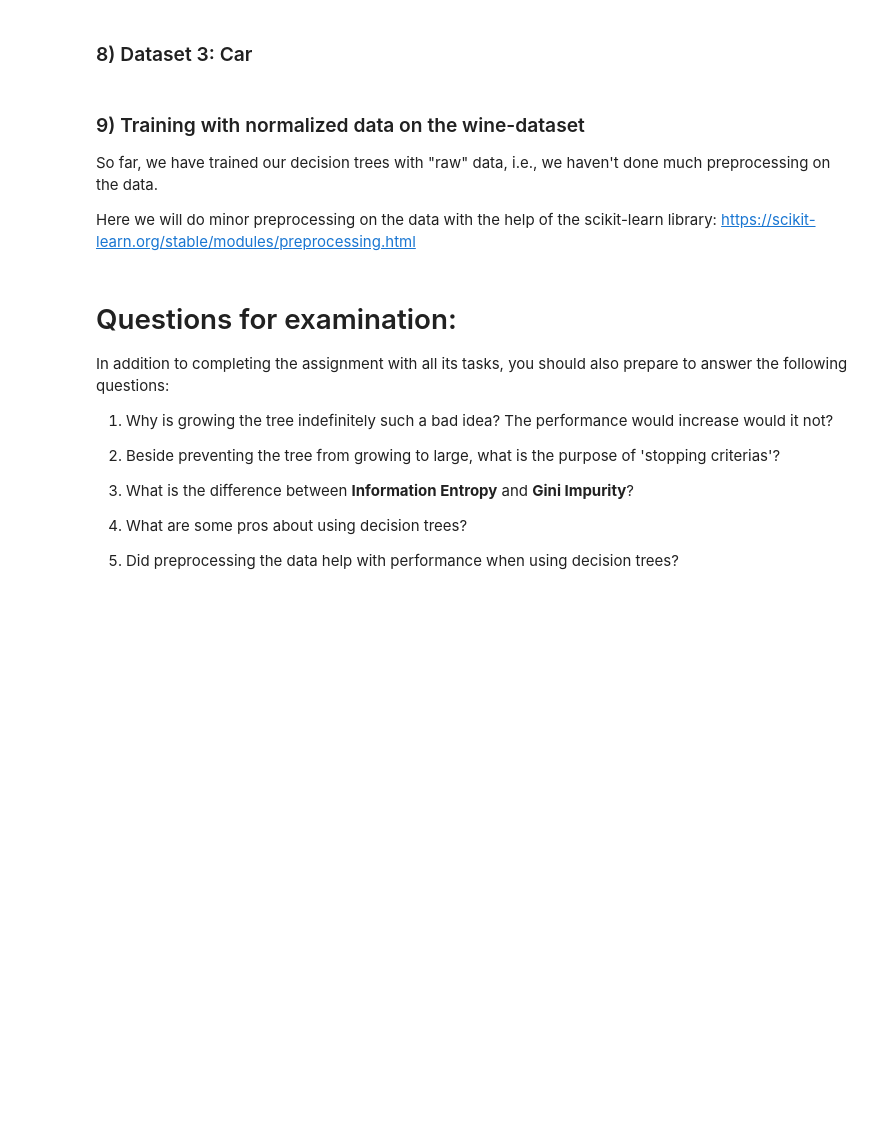
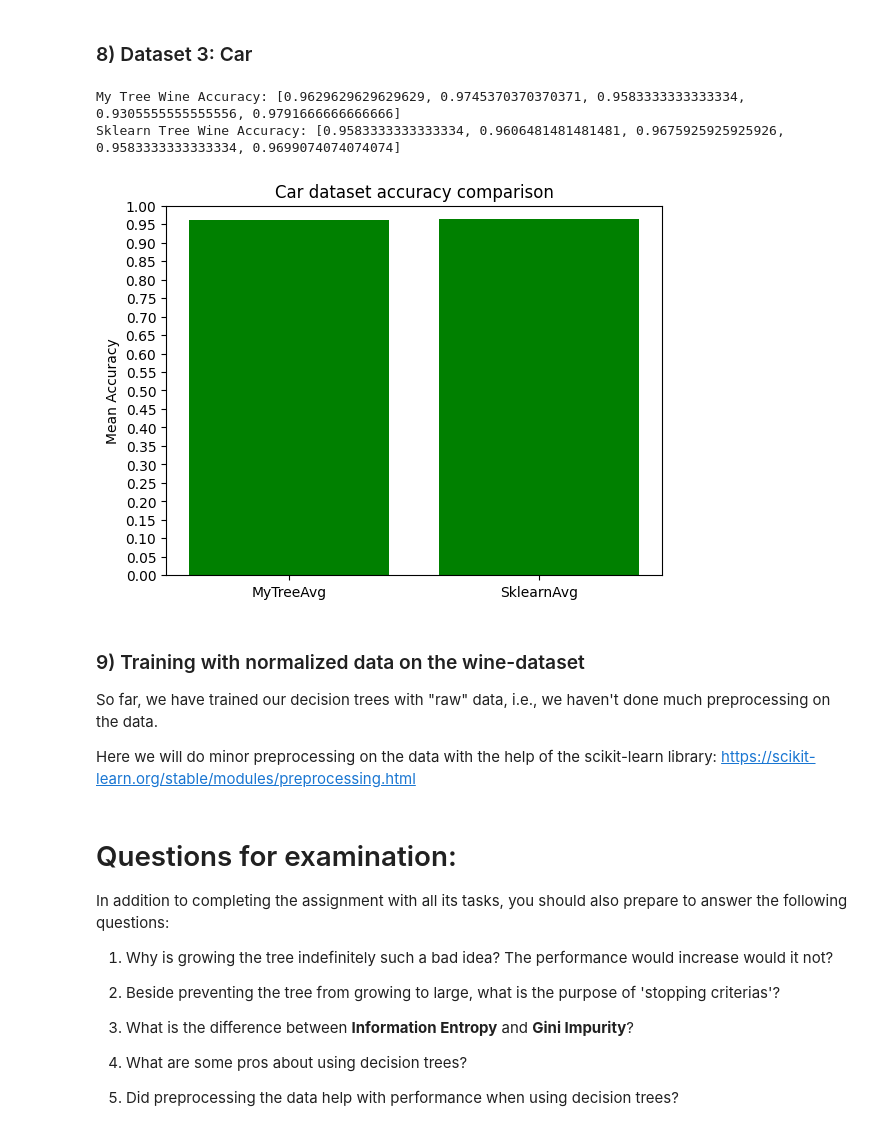
Before and after one commit to JoelScarinius/Decision_Tree_Induction, a Jupyter notebook: ML-Assignment_2_Joel_Scarinius_Stavmo.ipynb, the cells around one changed output. Cells and saved outputs as stored; diff of their text form; code cells hidden in the pictures; blank space fills up the shorter version.

```diff
--- a/ML-Assignment_2_Joel_Scarinius_Stavmo.ipynb
+++ b/ML-Assignment_2_Joel_Scarinius_Stavmo.ipynb
@@ -341,21 +420,74 @@ data_heart = pd.read_csv("heart.csv").to_numpy()
 # %% [markdown]
 ### 8) Dataset 3: Car
 # %%
-data_car = pd.read_csv("car.csv").to_numpy()
+data_wine = pd.read_csv("car.csv").to_numpy()
+
+accuracies_my_tree = []
+accuracies_sklearn_tree = []
 
 # TODO: Set up the data and split it into train and test-sets.
+data_wine_features = data_wine[:, :-1]
+data_wine_labels = data_wine[:, -1]
 
-# TODO: Train and test your implemented tree model.
-# NOTE: Use the same train/test split for your tree model and the scikit learn model
+for _ in range(5):
+    train_features, test_features, train_labels, test_labels = train_test_split(
+        data_wine_features,
+        data_wine_labels,
+        test_size=0.25,
+        train_size=0.75,
+        shuffle=True,
+    )
 
-# TODO: Train and test scikit learns tree model.
-# NOTE: Use the same train/test split for your tree model and the scikit learn model
+    data = np.column_stack((train_features, train_labels))
+
+    # TODO: Train and test your implemented tree model.
+    # NOTE: Use the same train/test split for your tree model and the scikit learn model
+    predictions = []
+
+    my_tree = grow_tree(data, 0, 10)
+
+    for feature_row in test_features:
+        prediction = predict_with_tree(train_features, feature_row, my_tree)
+        predictions.append(prediction)
+
+    accuracy_my_tree = accuracy_score(test_labels, predictions)
+    accuracies_my_tree.append(accuracy_my_tree)
+    # TODO: Train and test scikit learns tree model.
+    # NOTE: Use the same train/test split for your tree model and the scikit learn model
+
+    encoder = OrdinalEncoder()
+    train_features_enc = encoder.fit_transform(train_features)
+    test_features_enc = encoder.transform(test_features)
+
+    decision_tree_classifier = DecisionTreeClassifier(max_depth=10, min_samples_split=2)
+    decision_tree_classifier.fit(train_features_enc, train_labels)
+    sklearn_predictions = decision_tree_classifier.predict(test_features_enc)
+    accuracy_sklearn = accuracy_score(test_labels, sklearn_predictions)
+    accuracies_sklearn_tree.append(accuracy_sklearn)
+
+print("My Tree Wine Accuracy:", accuracies_my_tree)
+print("Sklearn Tree Wine Accuracy:", accuracies_sklearn_tree)
 
 # TODO: Do the above at least 5 times
 # NOTE: Use loops here!
 
 # TODO: Plot the results with matplotlib (plt)
 # NOTE: One plot with all results is enough
+plt.figure()
+plt.bar(
+    ["MyTreeAvg", "SklearnAvg"],
+    [np.mean(accuracies_my_tree), np.mean(accuracies_sklearn_tree)],
+    color="green",
+)
+plt.title("Car dataset accuracy comparison")
+plt.ylabel("Mean Accuracy")
+plt.yticks(np.arange(0, 1.1, 0.05))
+plt.ylim([0, 1])
+plt.show()
+# %% [output]
+My Tree Wine Accuracy: [0.9629629629629629, 0.9745370370370371, 0.9583333333333334, 0.9305555555555556, 0.9791666666666666]
+Sklearn Tree Wine Accuracy: [0.9583333333333334, 0.9606481481481481, 0.9675925925925926, 0.9583333333333334, 0.9699074074074074]
+[figure, added]
 # %% [markdown]
 ### 9) Training with normalized data on the wine-dataset
 
```
Also changed, not shown: parts of 9 cells of this notebook.
